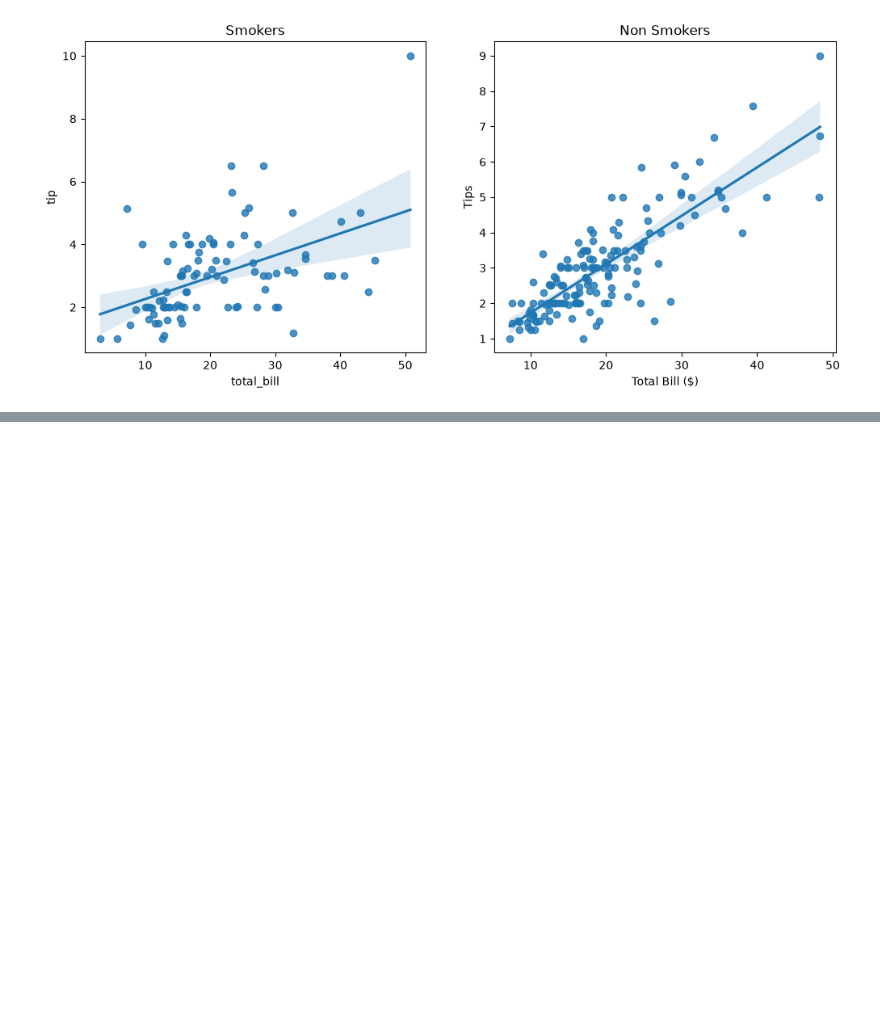
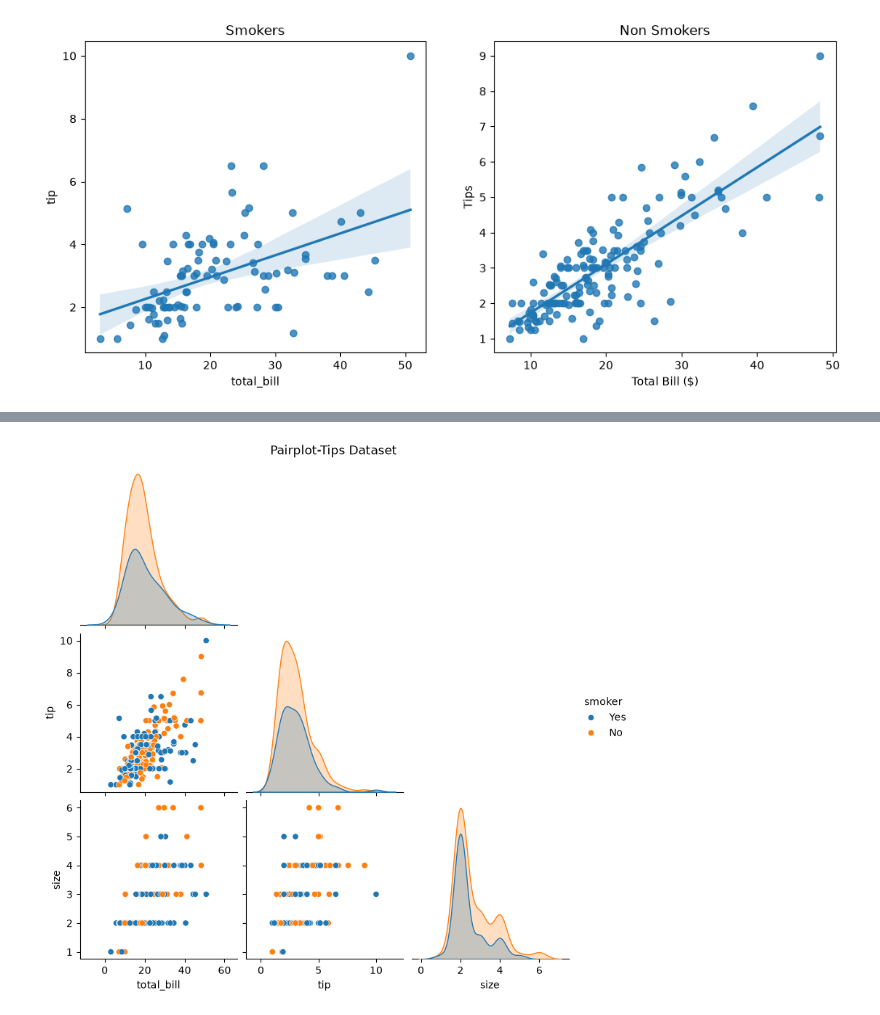
Before and after one commit to akshara1217/da-ml-journey, a Jupyter notebook: _seaborn_tips.ipynb, the cells around one changed output, grey strips where cells are left out. Cells and saved outputs as stored; diff of their text form; code cells hidden in the pictures; blank space fills up the shorter version.

```diff
--- a/_seaborn_tips.ipynb
+++ b/_seaborn_tips.ipynb
@@ -66,0 +87,6 @@ plt.show()
+# %%
+sns.pairplot(df,hue='smoker',corner='True')
+plt.suptitle('Pairplot-Tips Dataset',y=1.02)
+plt.show()
+# %% [output]
+[figure, added]
```
Also changed, not shown: parts of 3 cells of this notebook, 1 other file.
